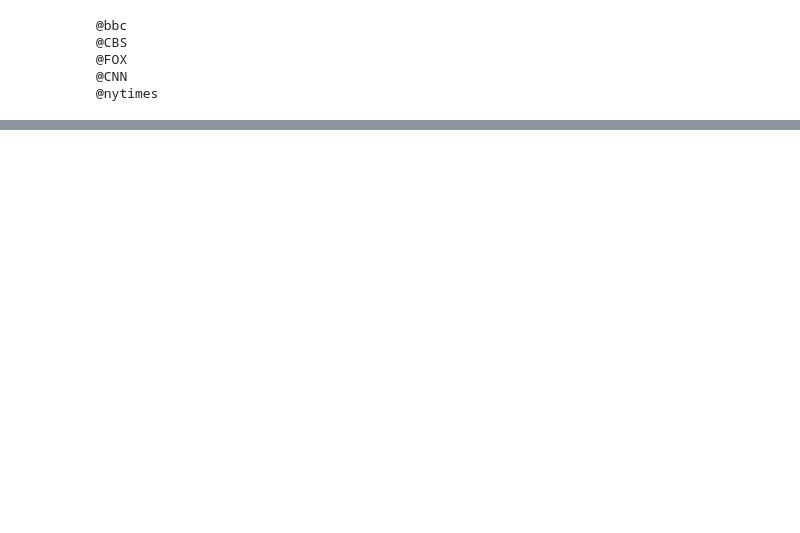
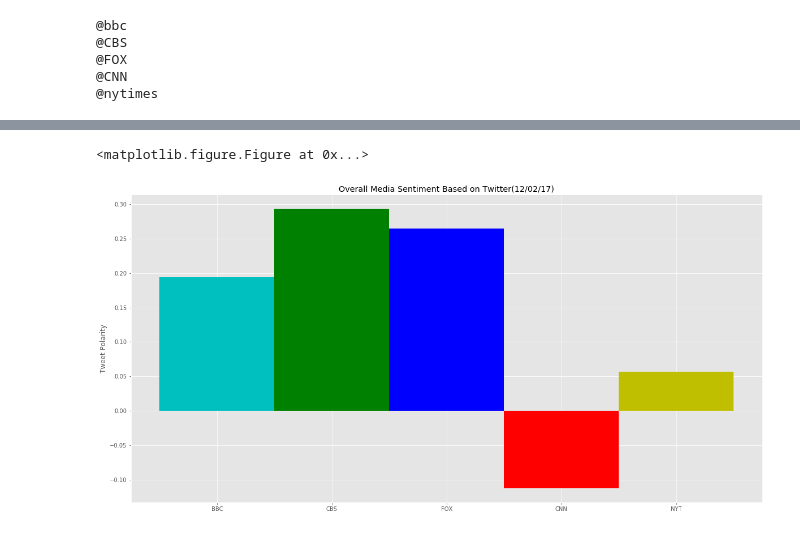
Before and after one commit to jijivjacob1/Social-Analytics, a Jupyter notebook: news-mood/news_mood.ipynb, the cells around one changed output, grey strips where cells are left out. Cells and saved outputs as stored; diff of their text form; code cells hidden in the pictures; blank space fills up the shorter version.

```diff
--- a/news-mood/news_mood.ipynb
+++ b/news-mood/news_mood.ipynb
@@ -118,0 +149,15 @@ plt.show()
+# %%
+fig, ax = plt.subplots()
+
+
+bar_plot = mean_stats_df["Tweet Polarity"]\
+.plot(kind='bar',ax=ax,figsize=(20, 10),color='cgbry',width=1.0 )
+ax.set_xticklabels(["BBC","CBS",'FOX','CNN','NYT'],rotation=360)
+
+plt.title("Overall Media Sentiment Based on Twitter(" + dt_display + ")")
+plt.ylabel("Tweet Polarity")
+plt.savefig("overall_sentiment.png")
+plt.show()
+# %% [output]
+<matplotlib.figure.Figure at 0x...>
+[figure, added]
```
Also changed, not shown: parts of 6 cells of this notebook, 3 other files.
